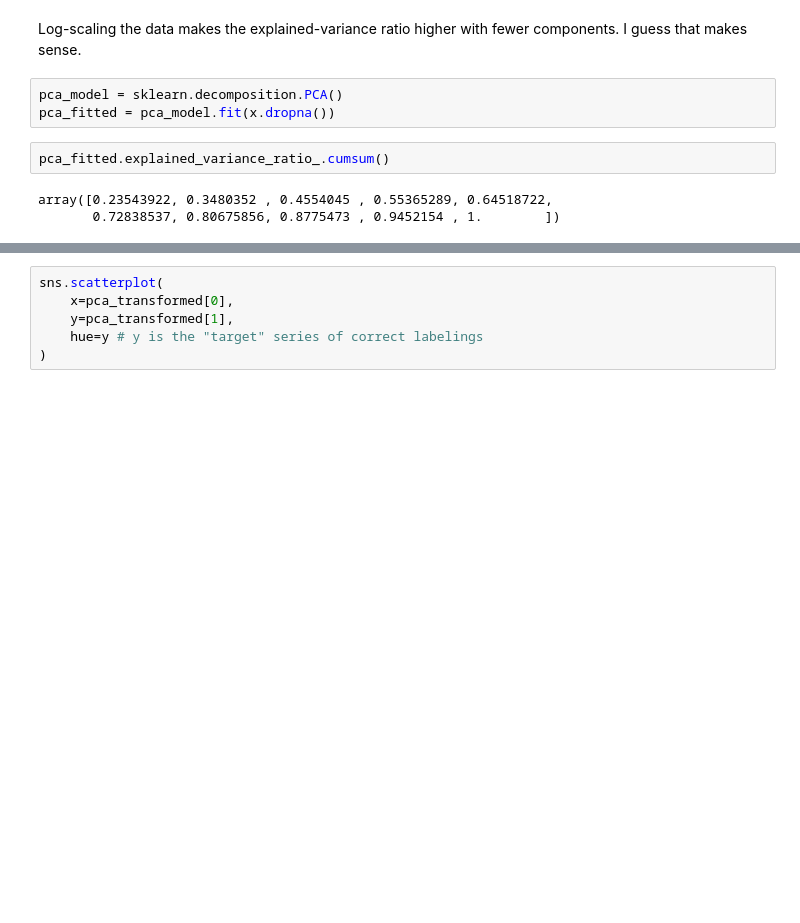
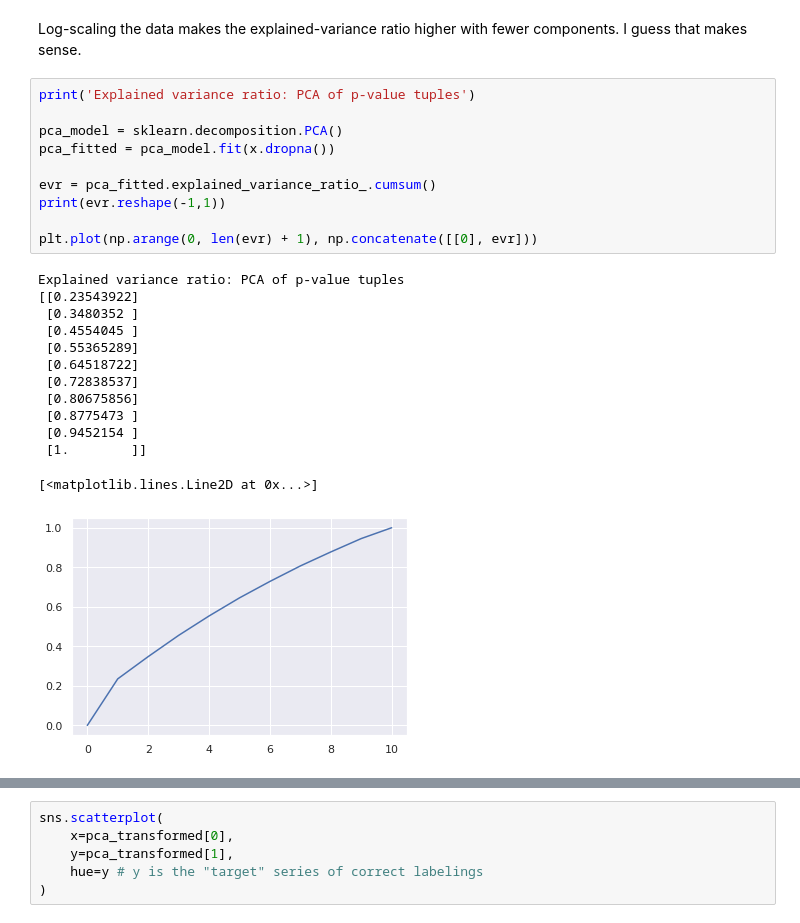
Before and after one commit to Chris-Kimmel/ML_8078, a Jupyter notebook: ML_models.ipynb, the cells around one changed output, grey strips where cells are left out. Cells and saved outputs as stored; diff of their text form; blank space fills up the shorter version.

```diff
--- a/ML_models.ipynb
+++ b/ML_models.ipynb
@@ -201,11 +201,27 @@ sns_plot.savefig('pairplot.png')
 # %% [markdown]
 Log-scaling the data makes the explained-variance ratio higher with fewer components.
 I guess that makes sense.
-# %%
-pca_model = sklearn.decomposition.PCA()
-pca_fitted = pca_model.fit(x.dropna())
-# %%
-pca_fitted.explained_variance_ratio_.cumsum()
-# %% [output]
-array([0.23543922, 0.3480352 , 0.4554045 , 0.55365289, 0.64518722,
-       0.72838537, 0.80675856, 0.8775473 , 0.9452154 , 1.        ])
+# %%
+print('Explained variance ratio: PCA of p-value tuples')
+
+pca_model = sklearn.decomposition.PCA()
+pca_fitted = pca_model.fit(x.dropna())
+
+evr = pca_fitted.explained_variance_ratio_.cumsum()
+print(evr.reshape(-1,1))
+
+plt.plot(np.arange(0, len(evr) + 1), np.concatenate([[0], evr]))
+# %% [output]
+Explained variance ratio: PCA of p-value tuples
+[[0.23543922]
+ [0.3480352 ]
+ [0.4554045 ]
+ [0.55365289]
+ [0.64518722]
+ [0.72838537]
+ [0.80675856]
+ [0.8775473 ]
+ [0.9452154 ]
+ [1.        ]]
+[<matplotlib.lines.Line2D at 0x...>]
+[figure, added]
```
Also changed, not shown: parts of 18 cells of this notebook.
